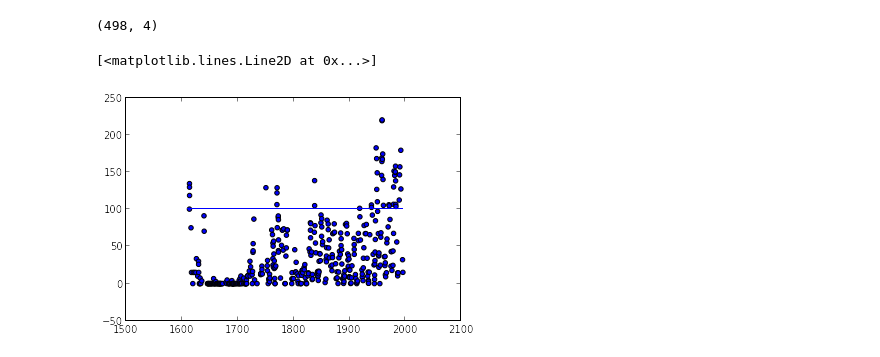
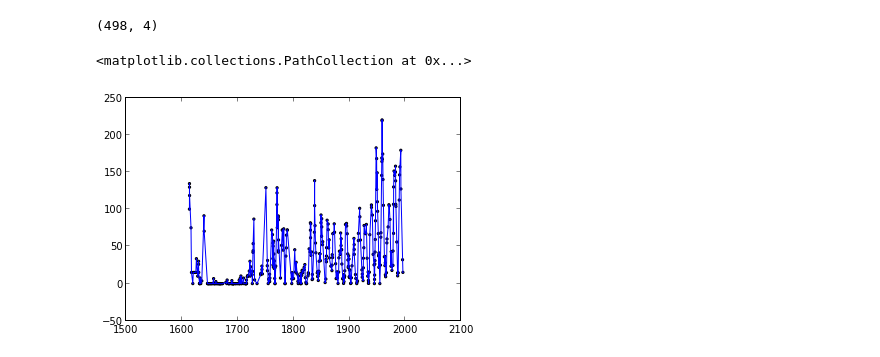
Before and after one commit to jscalderon3227/Tarea-5, a Jupyter notebook: Untitled0.ipynb, the cells around one changed output. Drawn from its saved outputs; the diff is of its cells as text; code cells hidden in the pictures.

```diff
--- a/Untitled0.ipynb
+++ b/Untitled0.ipynb
@@ -5,26 +8,29 @@ Populating the interactive namespace from numpy and matplotlib
 # %%
 #obtenemos los datos
 data=loadtxt("sparse_sample_monthrg.dat")
 size_data=shape(data)
 print size_data
 #número de puntos para hacer lagrange
 n_points1=size_data[0]
 #x_data corresponde a el tiempo y y_data corresponde al número de manchas solares
 x_data=zeros(n_points1)
 y_data=zeros(n_points1)
 #obtenemos el año y el mes de las mediciones junto con el número de manchas
 x2=data[:,1]/12.00000
 x1= data[:,0]
 x_data1=x1+x2
 y_data1=data[:,3]
-
+#Tomamos los datos mayores a cero
 index=where(y_data1>=0.0)
 x_data=(x_data1[index])
 y_data=(y_data1[index])
 n_points=len(index)
-#Creamos una matriz para la interpolación
-matriz=zeros([n_points,n_points])
-#Polinomios de nuestro interés
-functions=zeros(n_points)
+
+
+
+plot(x_data,y_data)
+scatter(x_data,y_data,s=5)
 # %% [output]
 (498, 4)
+<matplotlib.collections.PathCollection at 0x...>
+[figure, added]
@@ -48,6 +36,0 @@ t=linspace(1610,1995,1000)
-# %%
-scatter(x_data,y_data)
-plot(t,function(t))
-# %% [output]
-[<matplotlib.lines.Line2D at 0x...>]
-[figure, removed]
```
Also changed, not shown: parts of 8 cells of this notebook.
